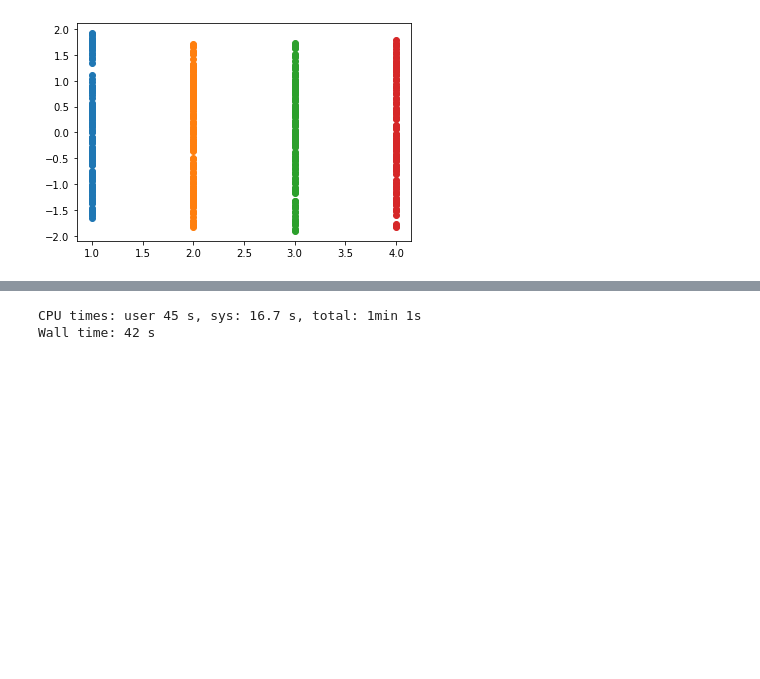
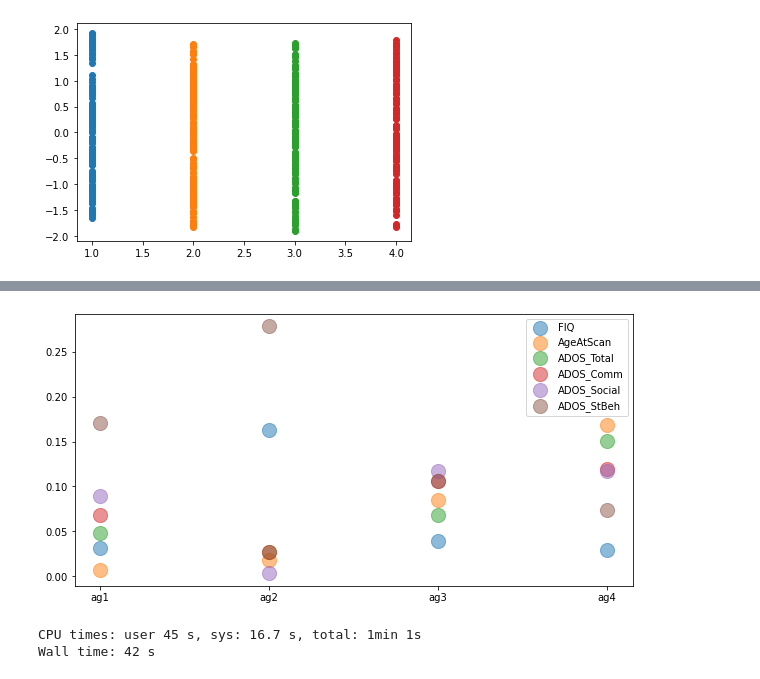
Before and after one commit to Aglinskas/BC-MRI-AE, a Jupyter notebook: Colab Notebooks/00-reviews-age-UMAPs.ipynb, the cells around one changed output, grey strips where cells are left out. Cells and saved outputs as stored; diff of their text form; code cells hidden in the pictures; blank space fills up the shorter version.

Commit message:
add developmental corrs

```diff
--- a/Colab Notebooks/00-reviews-age-UMAPs.ipynb
+++ b/Colab Notebooks/00-reviews-age-UMAPs.ipynb
@@ -113,3 +115,24 @@ for idx,mat in enumerate(mats):
     plt.scatter(np.zeros(mat.embedding_.shape)+idx+1,scipy.stats.zscore(mat.embedding_))
 # %% [output]
 [figure]
+# %%
+age_groups = [ag1,ag2,ag3,ag4]
+mats = [map_ag1,map_ag2,map_ag3,map_ag4]
+age_group_lbls = ['ag1','ag2','ag3','ag4']
+
+keys = ['FIQ', 'AgeAtScan','ADOS_Total','ADOS_Comm', 'ADOS_Social', 'ADOS_StBeh']
+# %%
+arr = np.zeros((len(keys),len(age_groups)))
+for row,_ in enumerate(keys):
+    for col,_ in enumerate(age_groups):
+        key = keys[row]
+        age_group = age_groups[col]
+        this_mat = mats[col].embedding_
+
+        vec = df[key].values[patients][age_group]
+        e = np.isnan(vec)
+        r = np.corrcoef(vec[~e],this_mat[~e,0])[0,1]
+        arr[row,col] = r
+# %%
+corr_df = pd.DataFrame(arr,columns=age_group_lbls,index=keys)
+corr_df
@@ -116,3 +147,15 @@ for idx,mat in enumerate(mats):
+# %%
+for col_idx,col in enumerate(age_group_lbls):
+    for row_idx,row in enumerate(keys):
+        pass
+# %%
+plt.figure(figsize=(10,5))
+for row_idx,row in enumerate(keys):
+    plt.scatter(np.arange(4),abs(corr_df.loc[row].values),s=200,alpha=.5);
+plt.legend(keys);
+plt.xticks(np.arange(len(age_group_lbls)),age_group_lbls);
+# %% [output]
+[figure, added]
 # %%
 from nilearn.glm import threshold_stats_img
 from nilearn.glm.second_level import SecondLevelModel
```
Also changed, not shown: parts of 4 cells of this notebook.
